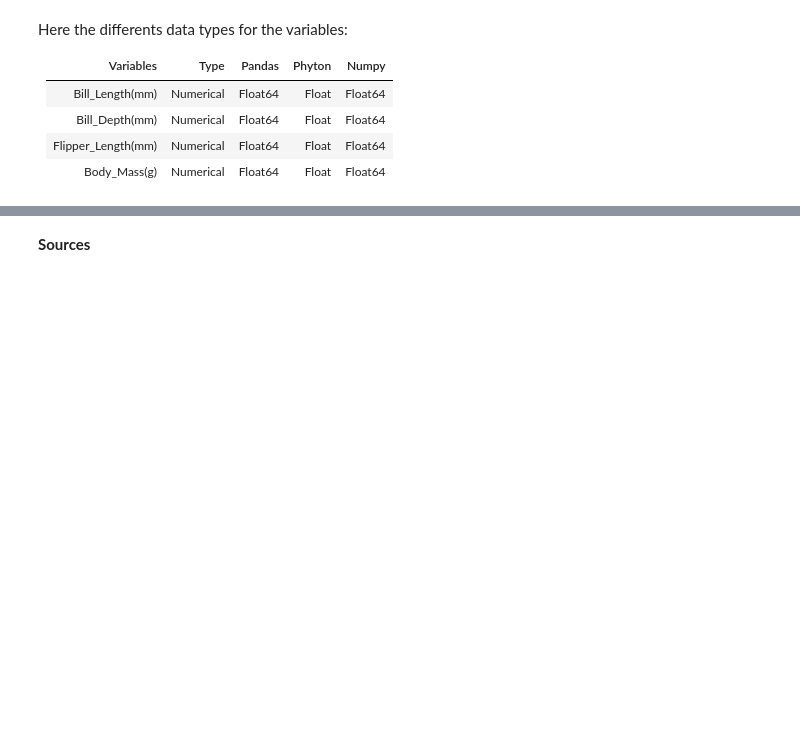
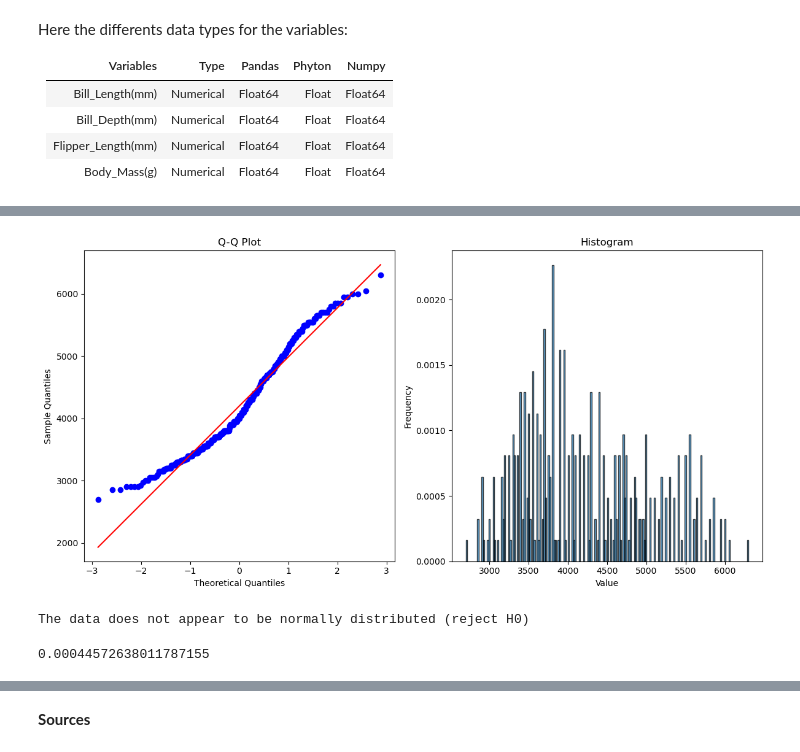
Before and after one commit to Cecilia8989/fund_data_analysis, a Jupyter notebook: task.ipynb, the cells around one changed output, grey strips where cells are left out. Drawn from its saved outputs; the diff is of its cells as text; code cells hidden in the pictures; blank space fills up the shorter version.

```diff
--- a/task.ipynb
+++ b/task.ipynb
@@ -787,0 +943,40 @@ for m in ax.patches:
+# %%
+import numpy as np
+import matplotlib.pyplot as plt
+import statsmodels.api as sm
+import scipy.stats as stats
+
+# Create a Q-Q plot
+plt.figure(figsize=(12, 6))
+
+plt.subplot(1, 2, 1)
+stats.probplot(df["Body_Mass(g)"], dist="norm", plot=plt)
+plt.title("Q-Q Plot")
+plt.xlabel("Theoretical Quantiles")
+plt.ylabel("Sample Quantiles")
+
+# Create a histogram
+plt.subplot(1, 2, 2)
+plt.hist(df["Body_Mass(g)"], bins=200, edgecolor='k', density=True, alpha=0.7)
+plt.title("Histogram")
+plt.xlabel("Value")
+plt.ylabel("Frequency")
+
+plt.tight_layout()
+plt.show()
+
+statistic, p_value = stats.shapiro(df["Body_Mass(g)"])
+alpha = 0.05
+if p_value > alpha:
+    print("The data appears to be normally distributed (fail to reject H0)")
+else:
+    print("The data does not appear to be normally distributed")
+# %% [output]
+[figure, added]
+The data does not appear to be normally distributed (reject H0)
+# %%
+res = stats.skewtest(df["Body_Mass(g)"])
+res.statistic
+res.pvalue
+# %% [output]
+0.00044572638011787155
```
Also changed, not shown: parts of 34 cells of this notebook, 1 other file.
